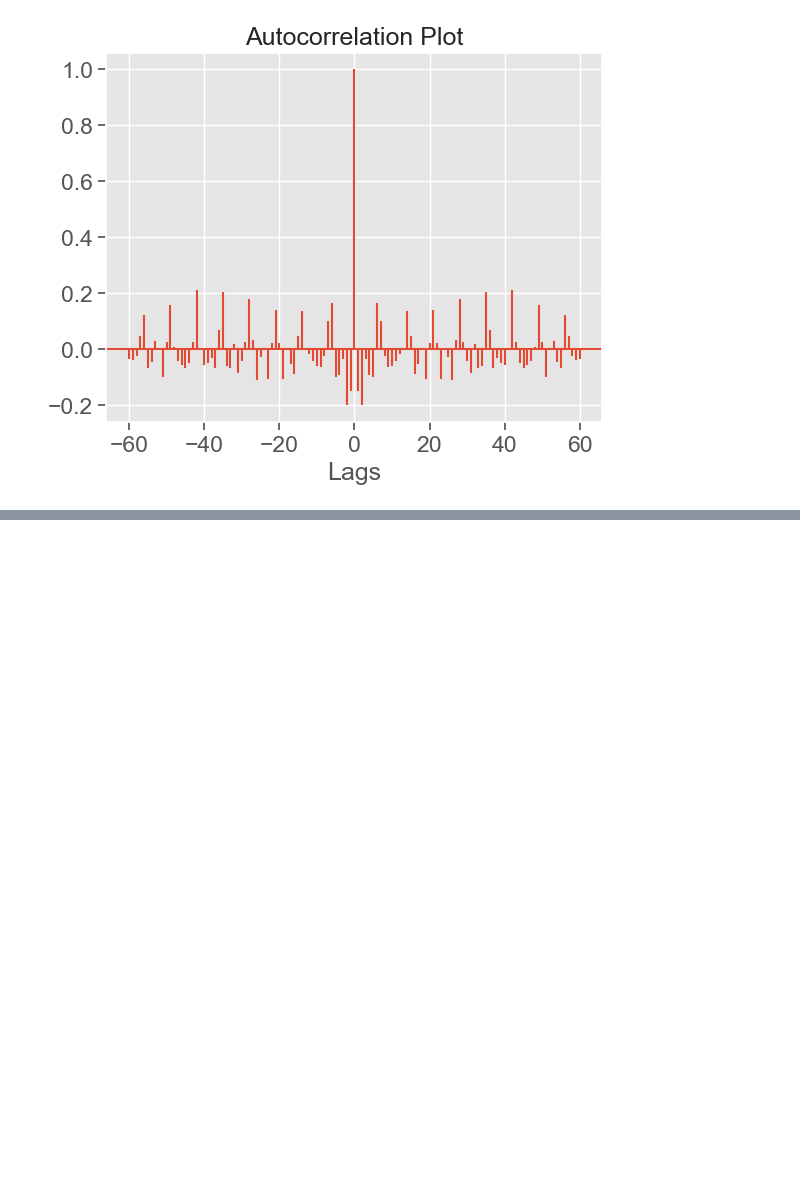
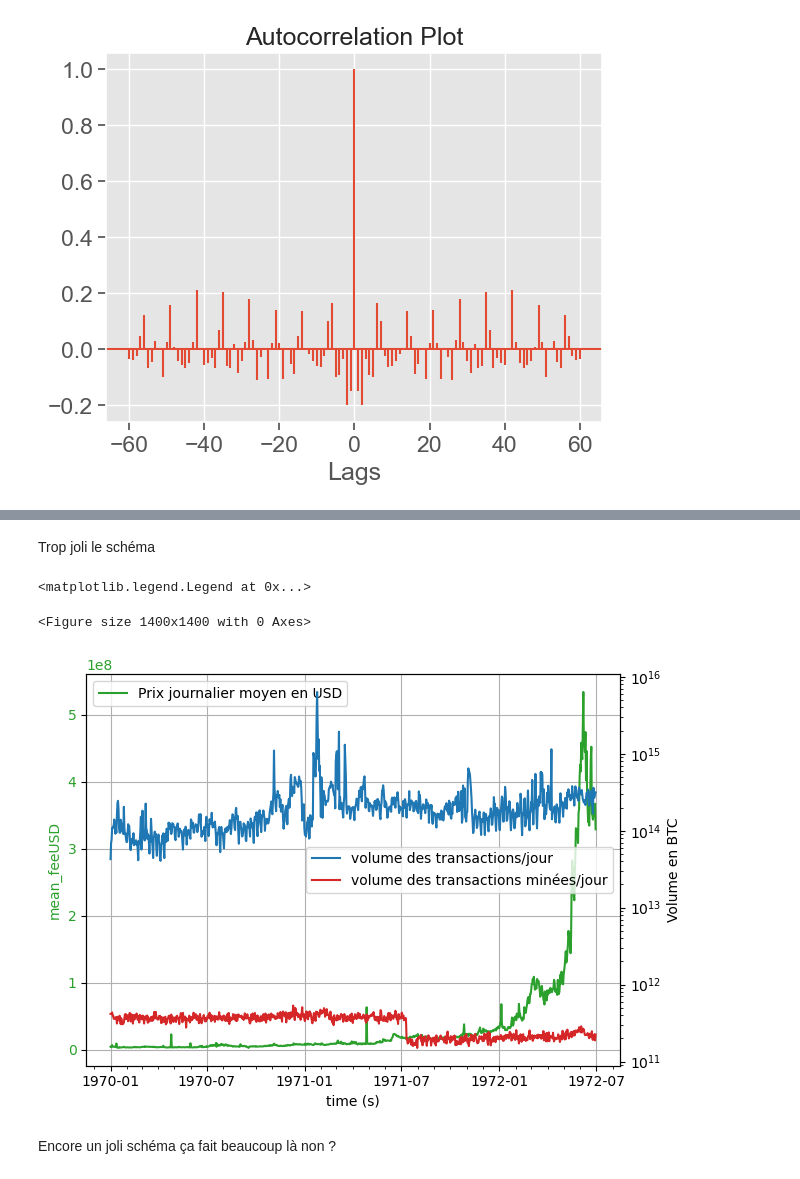
Before and after one commit to trsdimi/big-data, a Jupyter notebook: main.ipynb, the cells around one changed output, grey strips where cells are left out. Saved outputs shown, nothing was run; the diff lists cells and outputs as text; code cells hidden in the pictures; blank space fills up the shorter version.

```diff
--- a/main.ipynb
+++ b/main.ipynb
@@ -207,0 +237,47 @@ The Autocorrelation plot for the data is:
+# %% [markdown]
+Trop joli le schéma
+# %%
+
+import matplotlib.dates as mdates
+plt.figure(figsize=(14,14))
+
+
+global_data['date'] = pd.to_datetime(global_data['date'])
+
+fig, ax1 = plt.subplots()
+
+color = 'tab:green'
+ax1.set_xlabel('time (s)')
+ax1.set_ylabel('mean_feeUSD', color=color)
+ax1.plot(global_data['mean_feeUSD'], color=color, label='Prix journalier moyen en USD')
+ax1.tick_params(axis='y', labelcolor=color)
+ax1 = sns.lineplot(x='date', data=global_data)
+
+ax1.xaxis.set_major_formatter(mdates.DateFormatter('%Y-%m'))
+
+# Major ticks every half year, minor ticks every month,
+ax1.xaxis.set_major_locator(mdates.MonthLocator(bymonth=(1, 7)))
+ax1.xaxis.set_minor_locator(mdates.MonthLocator())
+
+ax1.grid(True)
+
+ax2 = ax1.twinx()  # instantiate a second axes that shares the same x-axis
+
+color1 = 'tab:blue'
+color2 = 'tab:red'
+ax2.set_ylabel('Volume en BTC')  # we already handled the x-label with ax1
+ax2.plot(global_data['volume_without_self'], color=color1, label='volume des transactions/jour'),
+ax2.plot(global_data['total_mining_satoshi'], color=color2, label='volume des transactions minées/jour'),
+ax2.tick_params(axis='y')
+fig.tight_layout()  # otherwise the right y-label is slightly clipped
+plt.yscale('log')
+
+
+plt.legend()
+# %% [output]
+<matplotlib.legend.Legend at 0x...>
+<Figure size 1400x1400 with 0 Axes>
+[figure, added]
+# %% [markdown]
+Encore un joli schéma
+ça fait beaucoup là non ?
```
Also changed, not shown: parts of 2 cells of this notebook.
